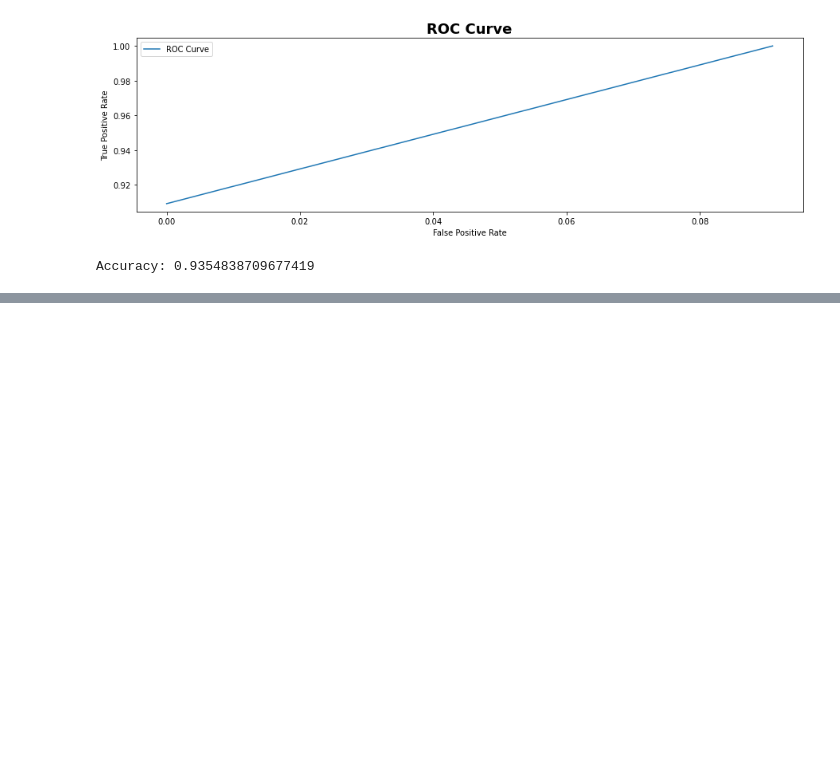
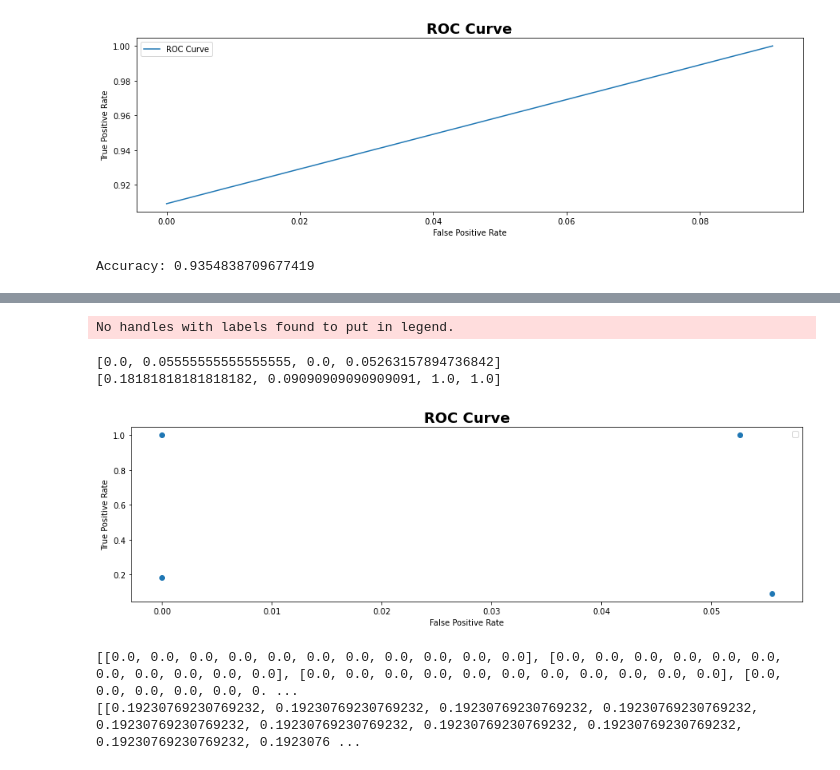
Before and after one commit to ShivanjaliR/Machine-Learning, a Jupyter notebook: Assignments/HW3/ID3_3.2.ipynb, the cells around one changed output, grey strips where cells are left out. Cells and saved outputs as stored; diff of their text form; code cells hidden in the pictures; blank space fills up the shorter version.

```diff
--- a/Assignments/HW3/ID3_3.2.ipynb
+++ b/Assignments/HW3/ID3_3.2.ipynb
@@ -582,0 +545,22 @@ len(testing_set)
+# %%
+print(fpr_list)
+print(tnr_list)
+plt.figure(figsize=(15, 4))
+plt.title('ROC Curve', fontdict={'fontweight': 'bold', 'fontsize': 18})
+plt.scatter(fpr_list,tnr_list)
+plt.legend()
+plt.xlabel('False Positive Rate')
+plt.ylabel('True Positive Rate')
+plt.savefig('roc', dpi=100)
+plt.show()
+# %% [output]
+No handles with labels found to put in legend.
+[0.0, 0.05555555555555555, 0.0, 0.05263157894736842]
+[0.18181818181818182, 0.09090909090909091, 1.0, 1.0]
+[figure, added]
+# %%
+print(roc_point_FPR_list)
+print(roc_point_TPR_list)
+# %% [output]
+[[0.0, 0.0, 0.0, 0.0, 0.0, 0.0, 0.0, 0.0, 0.0, 0.0, 0.0], [0.0, 0.0, 0.0, 0.0, 0.0, 0.0, 0.0, 0.0, 0.0, 0.0, 0.0], [0.0, 0.0, 0.0, 0.0, 0.0, 0.0, 0.0, 0.0, 0.0, 0.0, 0.0], [0.0, 0.0, 0.0, 0.0, 0.0, 0. ...
+[[0.19230769230769232, 0.19230769230769232, 0.19230769230769232, 0.19230769230769232, 0.19230769230769232, 0.19230769230769232, 0.19230769230769232, 0.19230769230769232, 0.19230769230769232, 0.1923076 ...
```
Also changed, not shown: parts of 17 cells of this notebook.
